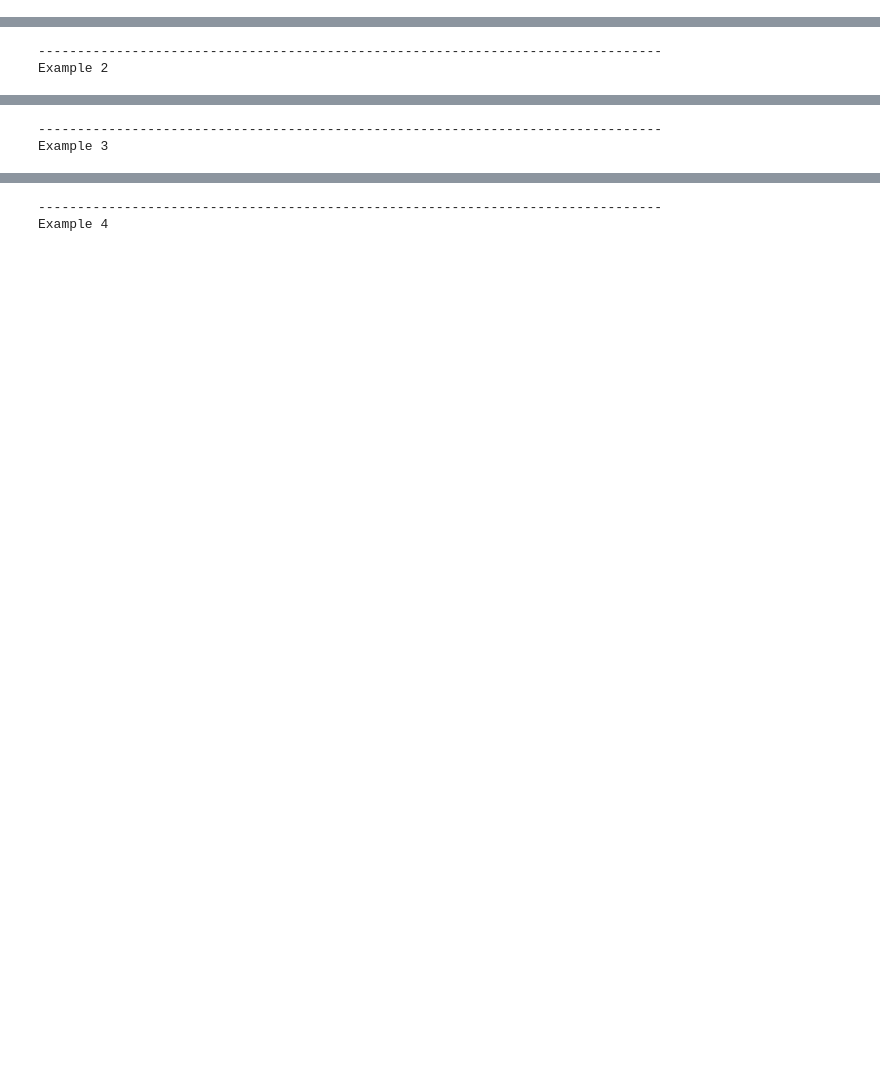
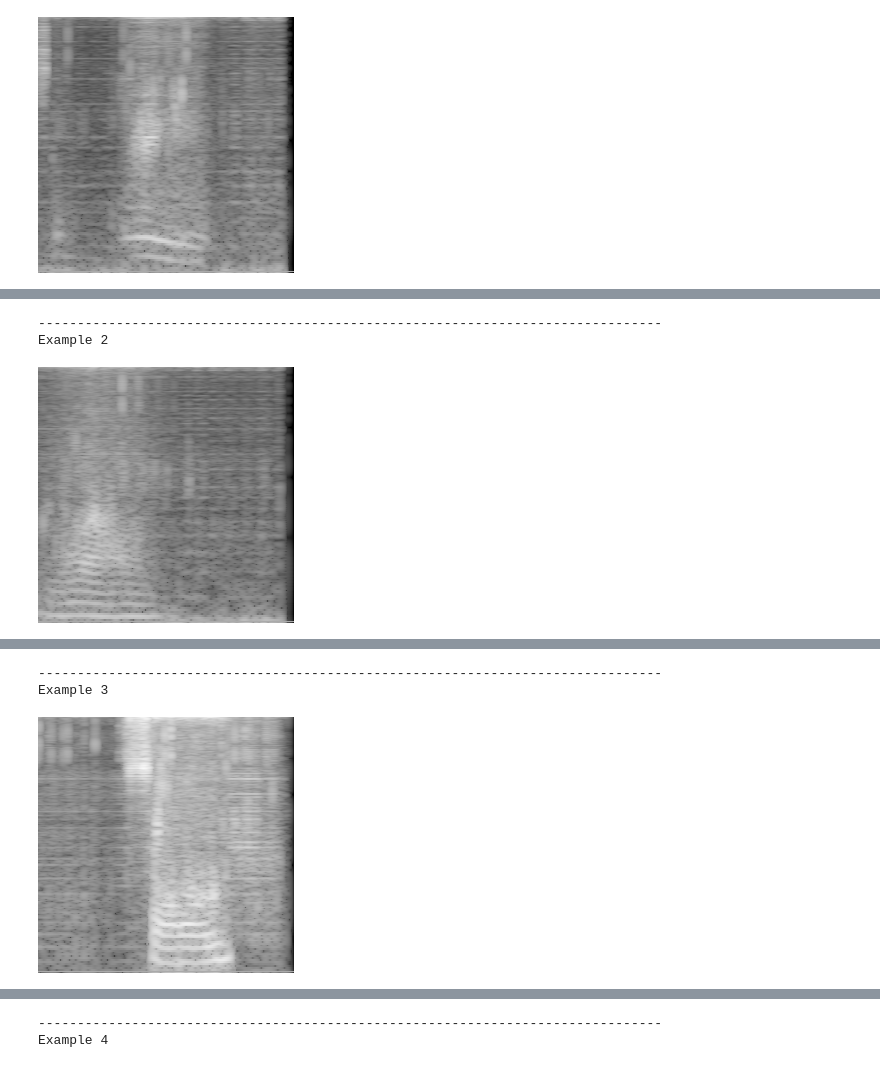
Before and after one commit to mahotani/ADVERSARIAL-AUDIO-SYNTHESIS, a Jupyter notebook: Demo.ipynb, the cells around one changed output, grey strips where cells are left out. Saved outputs shown, nothing was run; the diff lists cells and outputs as text; code cells hidden in the pictures; blank space fills up the shorter version.

```diff
--- a/Demo.ipynb
+++ b/Demo.ipynb
@@ -90,6 +88,6 @@ print('Finished! (Took {} seconds)'.format(time.time() - start))
 for i in range(ndisplay):
   print('-' * 80)
   print('Example {}'.format(i+1))
-  #display(PIL.Image.fromarray(_G_z_spec[i]))
+  display(PIL.Image.fromarray(_G_z_spec[i]))
   display(Audio(_G_z[i], rate=16000))
 # %% [output]
@@ -97,11 +95,14 @@ Finished! (Took 7.321232795715332 seconds)
 --------------------------------------------------------------------------------
 Example 1
+[figure, added]
 [interactive output not drawn]
 --------------------------------------------------------------------------------
 Example 2
+[figure, added]
 [interactive output not drawn]
 --------------------------------------------------------------------------------
 Example 3
+[figure, added]
 [interactive output not drawn]
 --------------------------------------------------------------------------------
 Example 4
```
Also changed, not shown: parts of 3 cells of this notebook.
